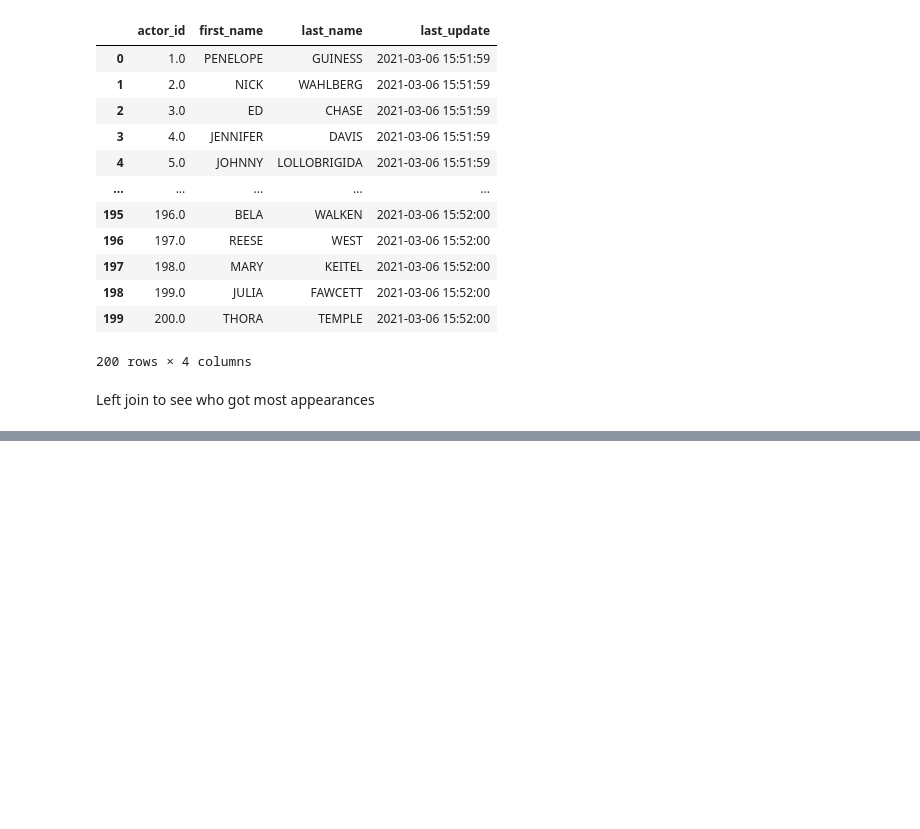
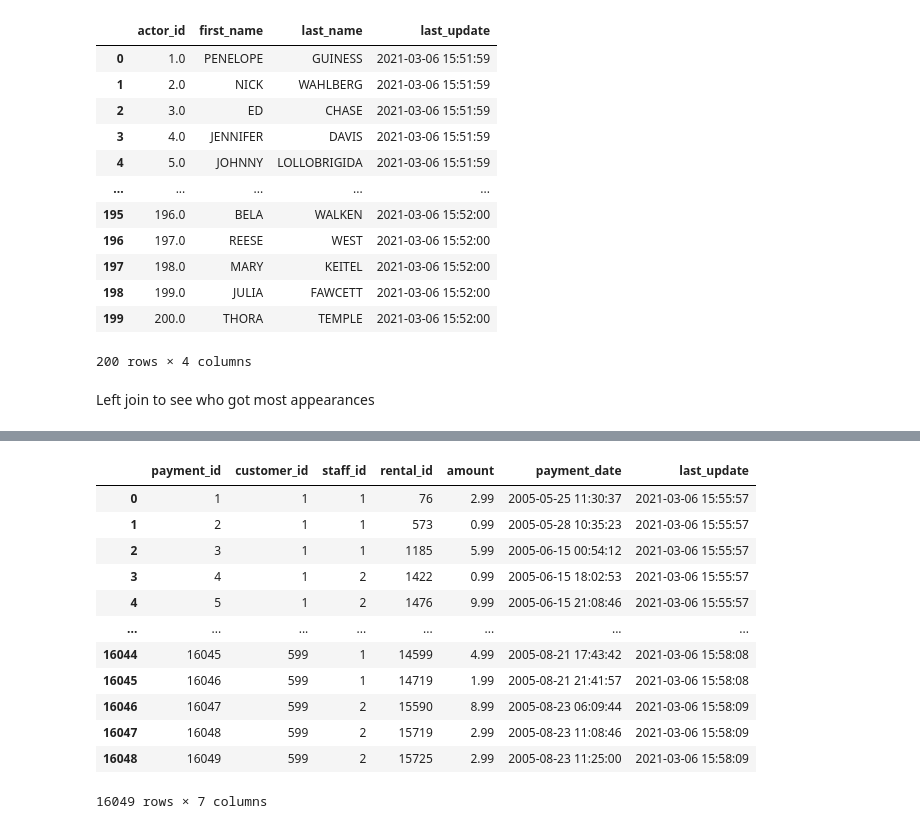
Before and after one commit to linuslarsson03/lab-1---sql, a Jupyter notebook: duckdb_pandas.ipynb, the cells around one changed output, grey strips where cells are left out. Saved outputs shown, nothing was run; the diff lists cells and outputs as text; code cells hidden in the pictures; blank space fills up the shorter version.

Commit message:
payment handled by staff

```diff
--- a/duckdb_pandas.ipynb
+++ b/duckdb_pandas.ipynb
@@ -271,0 +278,16 @@ top_actors
+# %%
+conn.sql("SELECT * FROM payment;").df()
+# %% [output]
+|  | payment_id | customer_id | staff_id | rental_id | amount | payment_date | last_update |
+| 0 | 1 | 1 | 1 | 76 | 2.99 | 2005-05-25 11:30:37 | 2021-03-06 15:55:57 |
+| 1 | 2 | 1 | 1 | 573 | 0.99 | 2005-05-28 10:35:23 | 2021-03-06 15:55:57 |
+| 2 | 3 | 1 | 1 | 1185 | 5.99 | 2005-06-15 00:54:12 | 2021-03-06 15:55:57 |
+| 3 | 4 | 1 | 2 | 1422 | 0.99 | 2005-06-15 18:02:53 | 2021-03-06 15:55:57 |
+| 4 | 5 | 1 | 2 | 1476 | 9.99 | 2005-06-15 21:08:46 | 2021-03-06 15:55:57 |
+| ... | ... | ... | ... | ... | ... | ... | ... |
+| 16044 | 16045 | 599 | 1 | 14599 | 4.99 | 2005-08-21 17:43:42 | 2021-03-06 15:58:08 |
+| 16045 | 16046 | 599 | 1 | 14719 | 1.99 | 2005-08-21 21:41:57 | 2021-03-06 15:58:08 |
+| 16046 | 16047 | 599 | 2 | 15590 | 8.99 | 2005-08-23 06:09:44 | 2021-03-06 15:58:09 |
+| 16047 | 16048 | 599 | 2 | 15719 | 2.99 | 2005-08-23 11:08:46 | 2021-03-06 15:58:09 |
+| 16048 | 16049 | 599 | 2 | 15725 | 2.99 | 2005-08-23 11:25:00 | 2021-03-06 15:58:09 |
+16049 rows × 7 columns
```
Also changed, not shown: parts of 4 cells of this notebook.
